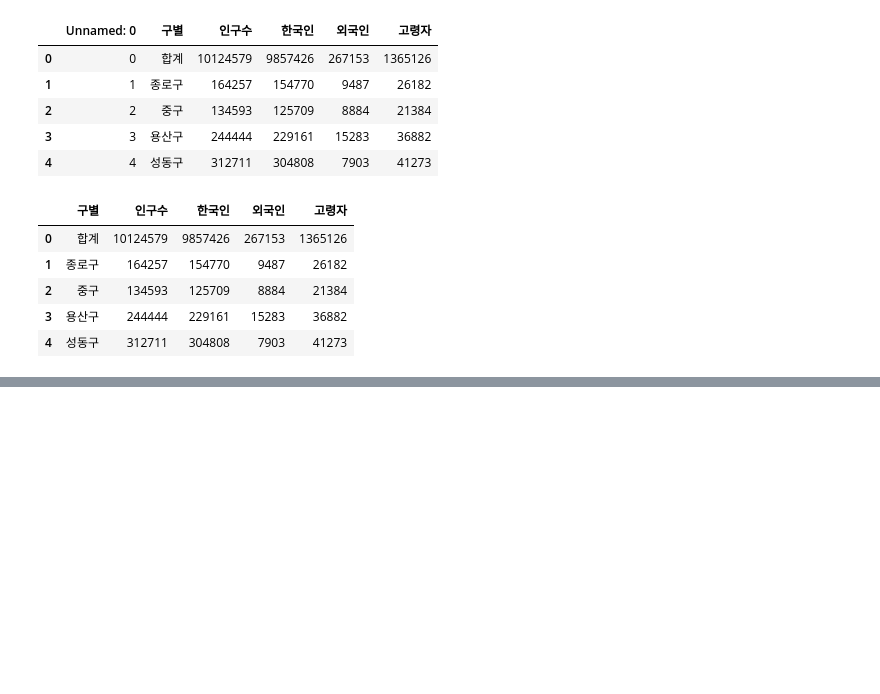
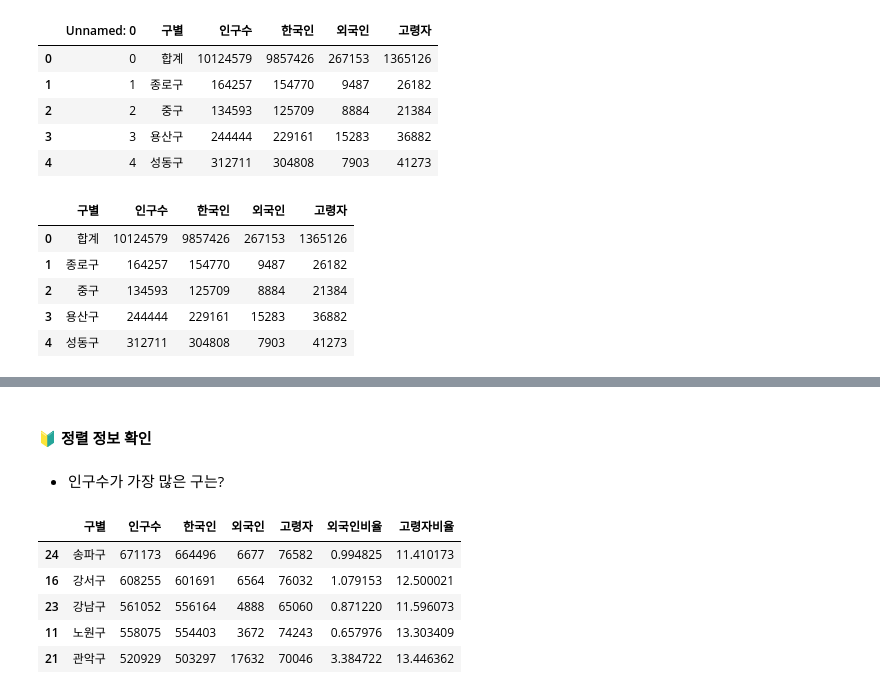
Before and after one commit to ElaYJ/Study_EDA, a Jupyter notebook: 01_Seoul_CCTV/02_lookover_data.ipynb, the cells around one changed output, grey strips where cells are left out. Drawn from its saved outputs; the diff is of its cells as text; code cells hidden in the pictures; blank space fills up the shorter version.

```diff
--- a/01_Seoul_CCTV/02_lookover_data.ipynb
+++ b/01_Seoul_CCTV/02_lookover_data.ipynb
@@ -51,0 +164,13 @@ popul_seoul.head()
+# %% [markdown]
+#### 🔰 정렬 정보 확인
+# %% [markdown]
+- 인구수가 가장 많은 구는?
+# %%
+popul_seoul.sort_values(['인구수'], ascending=False).head()
+# %% [output]
+|  | 구별 | 인구수 | 한국인 | 외국인 | 고령자 | 외국인비율 | 고령자비율 |
+| 24 | 송파구 | 671173 | 664496 | 6677 | 76582 | 0.994825 | 11.410173 |
+| 16 | 강서구 | 608255 | 601691 | 6564 | 76032 | 1.079153 | 12.500021 |
+| 23 | 강남구 | 561052 | 556164 | 4888 | 65060 | 0.871220 | 11.596073 |
+| 11 | 노원구 | 558075 | 554403 | 3672 | 74243 | 0.657976 | 13.303409 |
+| 21 | 관악구 | 520929 | 503297 | 17632 | 70046 | 3.384722 | 13.446362 |
```
Also changed, not shown: parts of 27 cells of this notebook, 10 other files.
